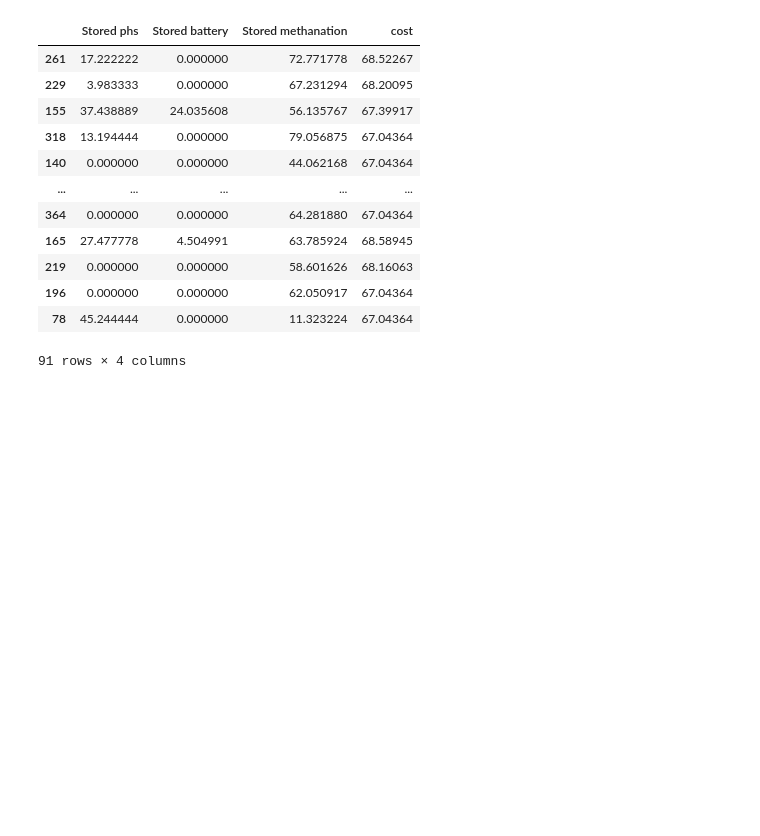
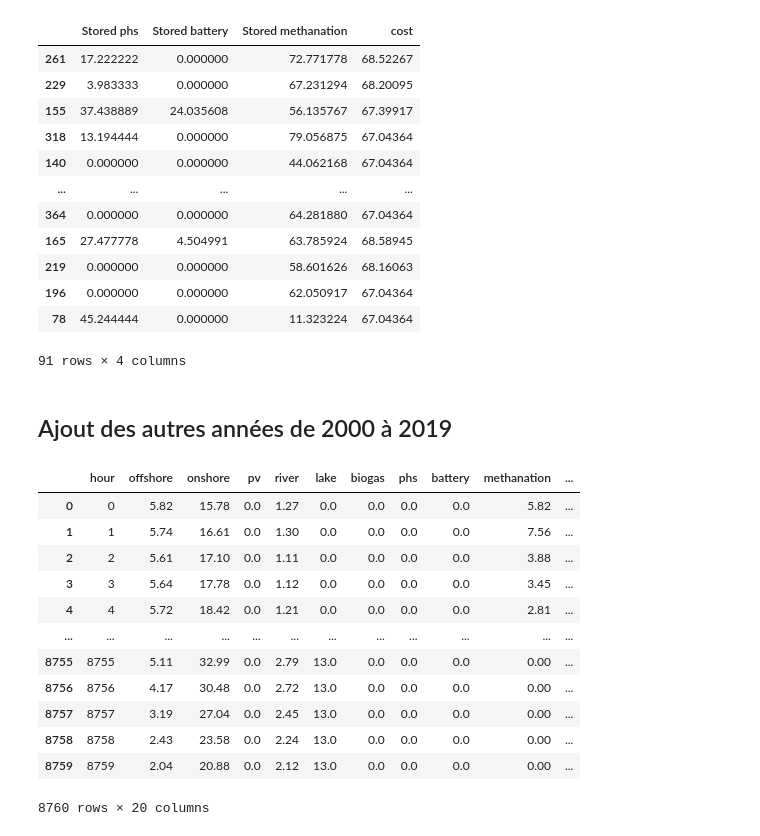
Before and after one commit to F1avie/EOLES_elecRES, a Jupyter notebook: Projet_ENR_FF.ipynb, the cells around one changed output. Cells and saved outputs as stored; diff of their text form; code cells hidden in the pictures; blank space fills up the shorter version.

Commit message:
importation de toutes les années dans le notebook

```diff
--- a/Projet_ENR_FF.ipynb
+++ b/Projet_ENR_FF.ipynb
@@ -430,3 +430,42 @@ Y_test
 | 196 | 0.000000 | 0.000000 | 62.050917 | 67.04364 |
 | 78 | 45.244444 | 0.000000 | 11.323224 | 67.04364 |
 91 rows × 4 columns
+# %% [markdown]
+## Ajout des autres années de 2000 à 2019
+# %%
+simu_opti_ademe2000 = pd.read_csv("simulations/simu_opti_ademe2000/simu_opti_ademe2000_hourly_generation.csv")
+simu_opti_ademe2001 = pd.read_csv("simulations/simu_opti_ademe2001/simu_opti_ademe2001_hourly_generation.csv")
+simu_opti_ademe2002 = pd.read_csv("simulations/simu_opti_ademe2002/simu_opti_ademe2002_hourly_generation.csv")
+simu_opti_ademe2003 = pd.read_csv("simulations/simu_opti_ademe2003/simu_opti_ademe2003_hourly_generation.csv")
+simu_opti_ademe2004 = pd.read_csv("simulations/simu_opti_ademe2004/simu_opti_ademe2004_hourly_generation.csv")
+simu_opti_ademe2005 = pd.read_csv("simulations/simu_opti_ademe2005/simu_opti_ademe2005_hourly_generation.csv")
+simu_opti_ademe2006 = pd.read_csv("Project_Renewables_2050_Stage_Amandine/simulations/optimal_simulations/simu_opti_ademe/simu_opti_ademe_hourly_generation.csv")
+simu_opti_ademe2007= pd.read_csv("simulations/simu_opti_ademe2007/simu_opti_ademe2007_hourly_generation.csv")
+simu_opti_ademe2008 = pd.read_csv("simulations/simu_opti_ademe2008/simu_opti_ademe2008_hourly_generation.csv")
+simu_opti_ademe2009 = pd.read_csv("simulations/simu_opti_ademe2009/simu_opti_ademe2009_hourly_generation.csv")
+simu_opti_ademe2010 = pd.read_csv("simulations/simu_opti_ademe2010/simu_opti_ademe2010_hourly_generation.csv")
+simu_opti_ademe2011 = pd.read_csv("simulations/simu_opti_ademe2011/simu_opti_ademe2011_hourly_generation.csv")
+simu_opti_ademe2012 = pd.read_csv("simulations/simu_opti_ademe2012/simu_opti_ademe2012_hourly_generation.csv")
+simu_opti_ademe2013 = pd.read_csv("simulations/simu_opti_ademe2013/simu_opti_ademe2013_hourly_generation.csv")
+#simu_opti_ademe2014 = pd.read_csv("simulations/simu_opti_ademe2014/simu_opti_ademe2014_hourly_generation.csv") problème pour simuler 2014 :/
+simu_opti_ademe2015 = pd.read_csv("simulations/simu_opti_ademe2015/simu_opti_ademe2015_hourly_generation.csv")
+simu_opti_ademe2016 = pd.read_csv("simulations/simu_opti_ademe2016/simu_opti_ademe2016_hourly_generation.csv")
+simu_opti_ademe2017 = pd.read_csv("simulations/simu_opti_ademe2017/simu_opti_ademe2017_hourly_generation.csv")
+simu_opti_ademe2018 = pd.read_csv("simulations/simu_opti_ademe2018/simu_opti_ademe2018_hourly_generation.csv")
+simu_opti_ademe2019 = pd.read_csv("simulations/simu_opti_ademe2019/simu_opti_ademe2019_hourly_generation.csv")
+# %%
+simu_opti_ademe2000
+# %% [output]
+|  | hour | offshore | onshore | pv | river | lake | biogas | phs | battery | methanation | ... |
+| 0 | 0 | 5.82 | 15.78 | 0.0 | 1.27 | 0.0 | 0.0 | 0.0 | 0.0 | 5.82 | ... |
+| 1 | 1 | 5.74 | 16.61 | 0.0 | 1.30 | 0.0 | 0.0 | 0.0 | 0.0 | 7.56 | ... |
+| 2 | 2 | 5.61 | 17.10 | 0.0 | 1.11 | 0.0 | 0.0 | 0.0 | 0.0 | 3.88 | ... |
+| 3 | 3 | 5.64 | 17.78 | 0.0 | 1.12 | 0.0 | 0.0 | 0.0 | 0.0 | 3.45 | ... |
+| 4 | 4 | 5.72 | 18.42 | 0.0 | 1.21 | 0.0 | 0.0 | 0.0 | 0.0 | 2.81 | ... |
+| ... | ... | ... | ... | ... | ... | ... | ... | ... | ... | ... | ... |
+| 8755 | 8755 | 5.11 | 32.99 | 0.0 | 2.79 | 13.0 | 0.0 | 0.0 | 0.0 | 0.00 | ... |
+| 8756 | 8756 | 4.17 | 30.48 | 0.0 | 2.72 | 13.0 | 0.0 | 0.0 | 0.0 | 0.00 | ... |
+| 8757 | 8757 | 3.19 | 27.04 | 0.0 | 2.45 | 13.0 | 0.0 | 0.0 | 0.0 | 0.00 | ... |
+| 8758 | 8758 | 2.43 | 23.58 | 0.0 | 2.24 | 13.0 | 0.0 | 0.0 | 0.0 | 0.00 | ... |
+| 8759 | 8759 | 2.04 | 20.88 | 0.0 | 2.12 | 13.0 | 0.0 | 0.0 | 0.0 | 0.00 | ... |
+8760 rows × 20 columns
```
Also changed, not shown: parts of 2 cells of this notebook.
